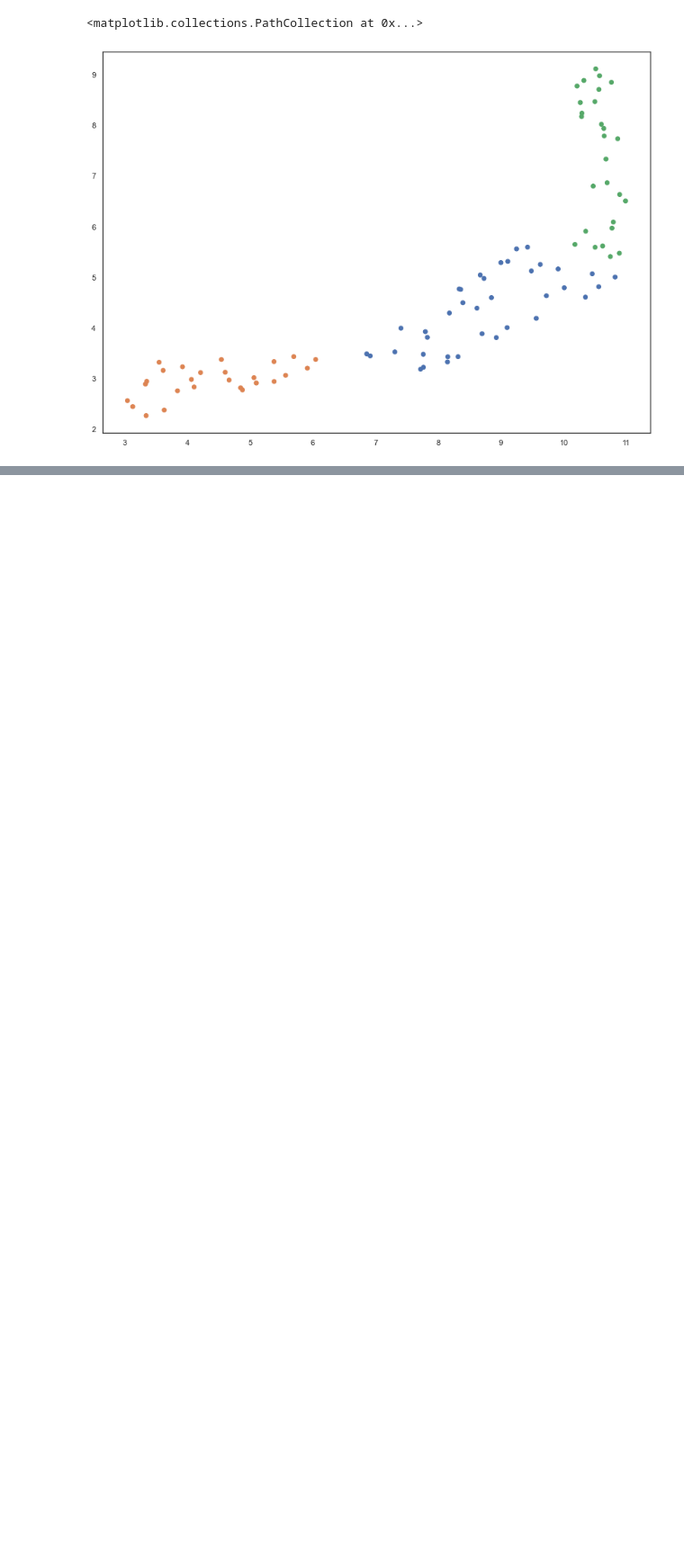
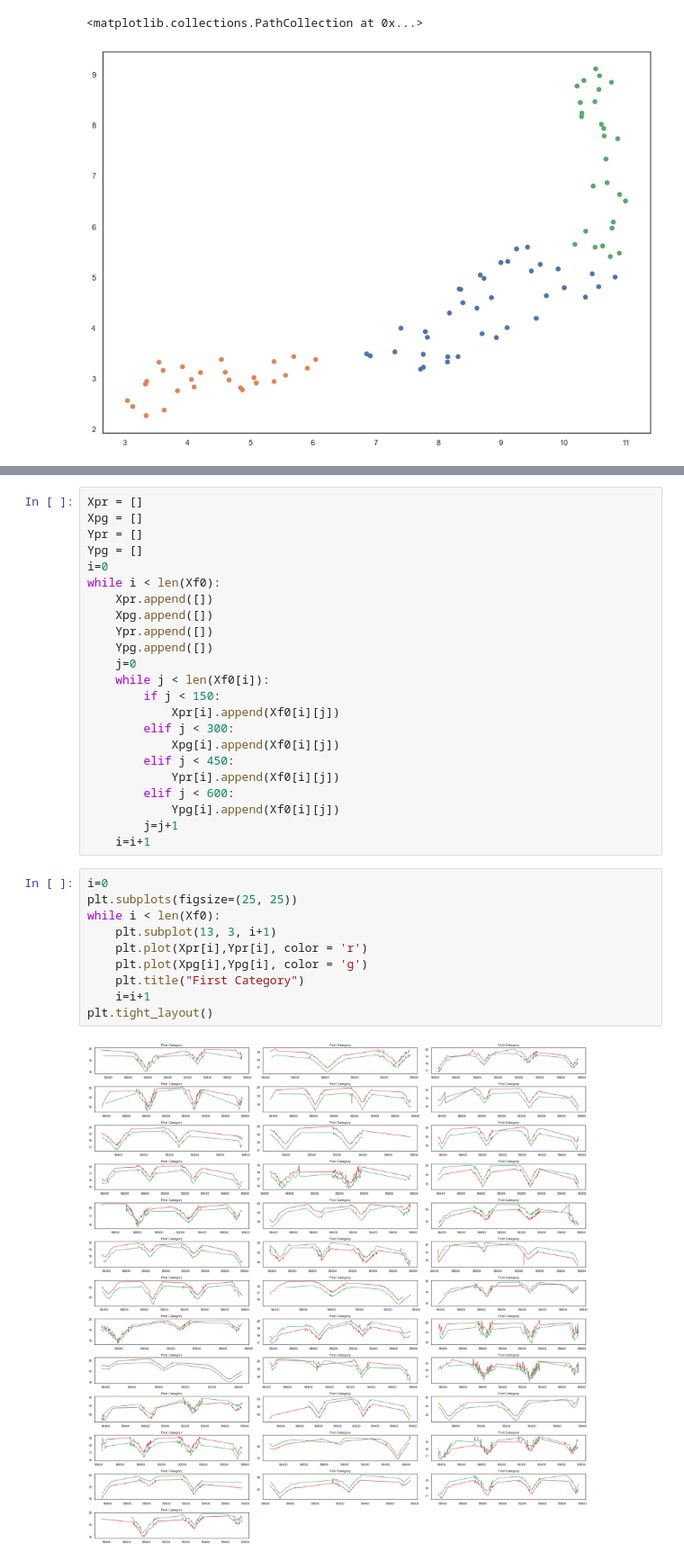
Before and after one commit to vecheto/Classifying-Asteroids, a Jupyter notebook: Light_curves_Esteban.ipynb, the cells around one changed output, grey strips where cells are left out. Shown at 90% size. Cells and saved outputs as stored; diff of their text form; blank space fills up the shorter version.

```diff
--- a/Light_curves_Esteban.ipynb
+++ b/Light_curves_Esteban.ipynb
@@ -483,0 +503,35 @@ print(Yf)
+# %%
+Xpr = []
+Xpg = []
+Ypr = []
+Ypg = []
+i=0
+while i < len(Xf0):
+    Xpr.append([])
+    Xpg.append([])
+    Ypr.append([])
+    Ypg.append([])
+    j=0
+    while j < len(Xf0[i]):
+        if j < 150:
+            Xpr[i].append(Xf0[i][j])
+        elif j < 300:
+            Xpg[i].append(Xf0[i][j])
+        elif j < 450:
+            Ypr[i].append(Xf0[i][j])
+        elif j < 600:
+            Ypg[i].append(Xf0[i][j])
+        j=j+1
+    i=i+1
+# %%
+i=0
+plt.subplots(figsize=(25, 25))
+while i < len(Xf0):
+    plt.subplot(13, 3, i+1)
+    plt.plot(Xpr[i],Ypr[i], color = 'r')
+    plt.plot(Xpg[i],Ypg[i], color = 'g')
+    plt.title("First Category")
+    i=i+1
+plt.tight_layout()
+# %% [output]
+[figure, added]
```
Also changed, not shown: parts of 6 cells of this notebook.
